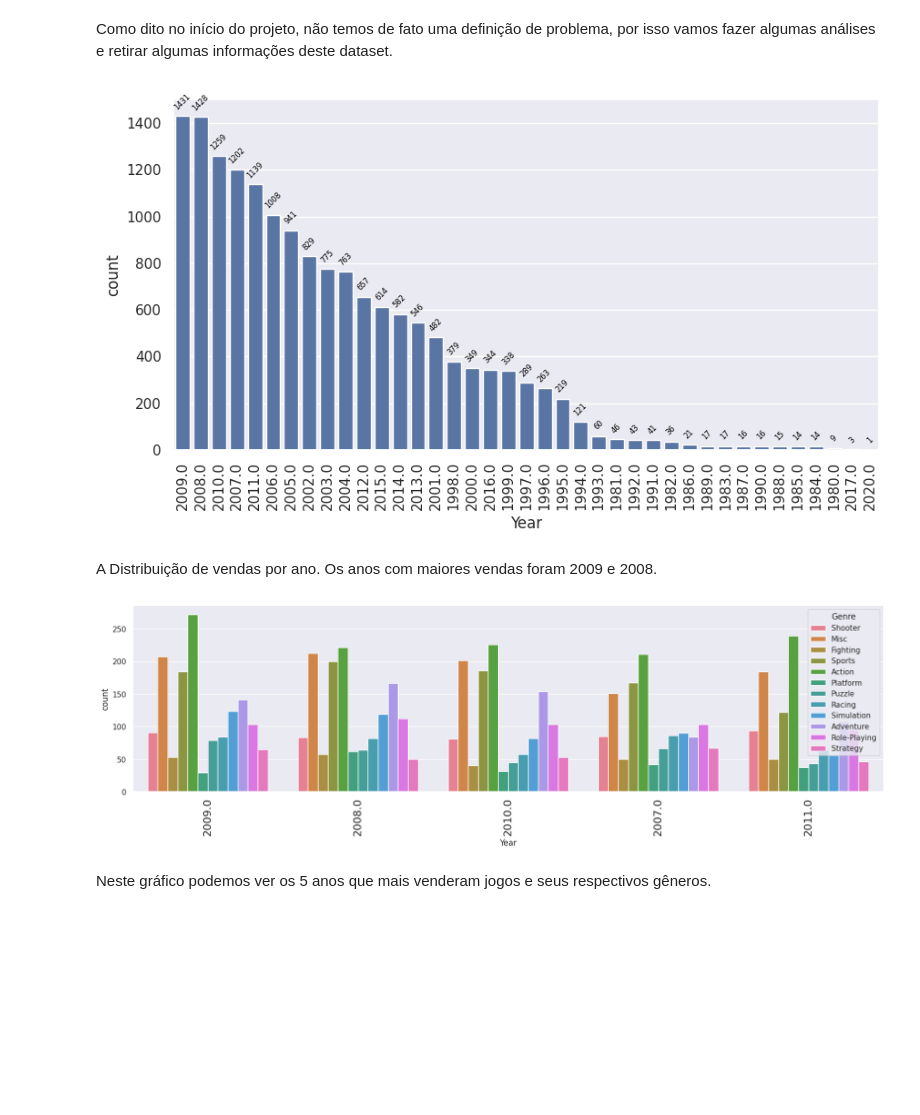
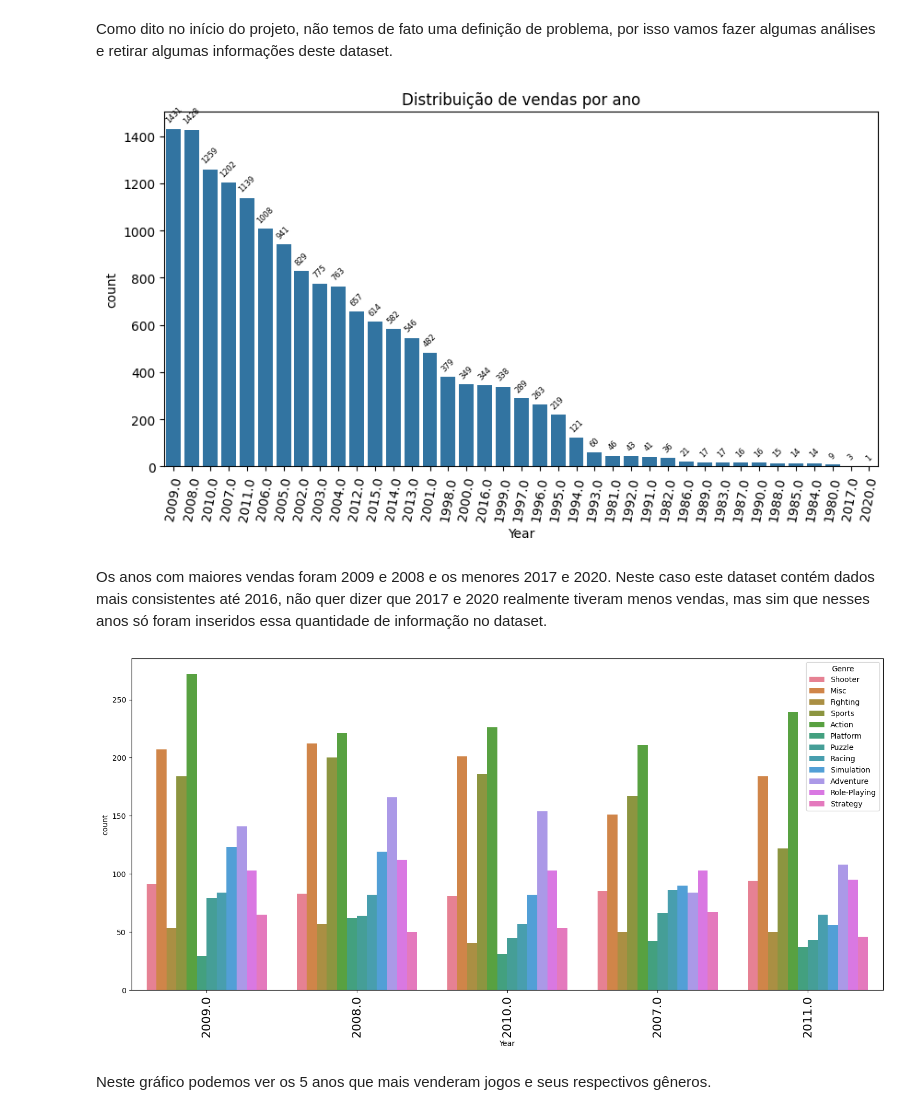
Before and after one commit to Matheusnovo/games-data-science, a Jupyter notebook: MVP_Matheus_Monteiro.ipynb, the cells around one changed output. Drawn from its saved outputs; the diff is of its cells as text; code cells hidden in the pictures; blank space fills up the shorter version.

```diff
--- a/MVP_Matheus_Monteiro.ipynb
+++ b/MVP_Matheus_Monteiro.ipynb
@@ -204,25 +206,25 @@ Como dito no início do projeto, não temos de fato uma definição de problema,
 # %%
 plt.figure(figsize=(10, 5))
 ax = sns.countplot(x="Year", data=dataset, order = dataset.groupby(by=['Year'])['Name'].count().sort_values(ascending=False).index)
+plt.title('Distribuição de vendas por ano')
 for p in ax.patches:
     ax.annotate(f'{int(p.get_height())}', (p.get_x() + p.get_width() / 2., p.get_height()),
                 ha='center', va='baseline', fontsize=6, color='black', xytext=(0, 5),
                 textcoords='offset points',
                 rotation=45)
-plt.xticks(rotation=90)
+plt.xticks(rotation=80)
 plt.show()
 # %% [output]
-[figure, old version]
+[figure, new version]
-# %% [markdown]
-A Distribuição de vendas por ano.
-Os anos com maiores vendas foram 2009 e 2008.
+# %% [markdown]
+Os anos com maiores vendas foram 2009 e 2008 e os menores 2017 e 2020. Neste caso este dataset contém dados mais consistentes até 2016, não quer dizer que 2017 e 2020 realmente tiveram menos vendas, mas sim que nesses anos só foram inseridos essa quantidade de informação no dataset.
 # %%
-plt.figure(figsize=(20, 5))
+plt.figure(figsize=(18, 8))
 sns.countplot(x="Year", data=dataset, hue='Genre', order=dataset.Year.value_counts().iloc[:5].index)
 plt.xticks(size=16, rotation=90)
 plt.show()
 # %% [output]
-[figure, old version]
+[figure, new version]
 # %% [markdown]
 Neste gráfico podemos ver os 5 anos que mais venderam jogos e seus respectivos gêneros.
 # %%
```
Also changed, not shown: parts of 10 cells of this notebook.
